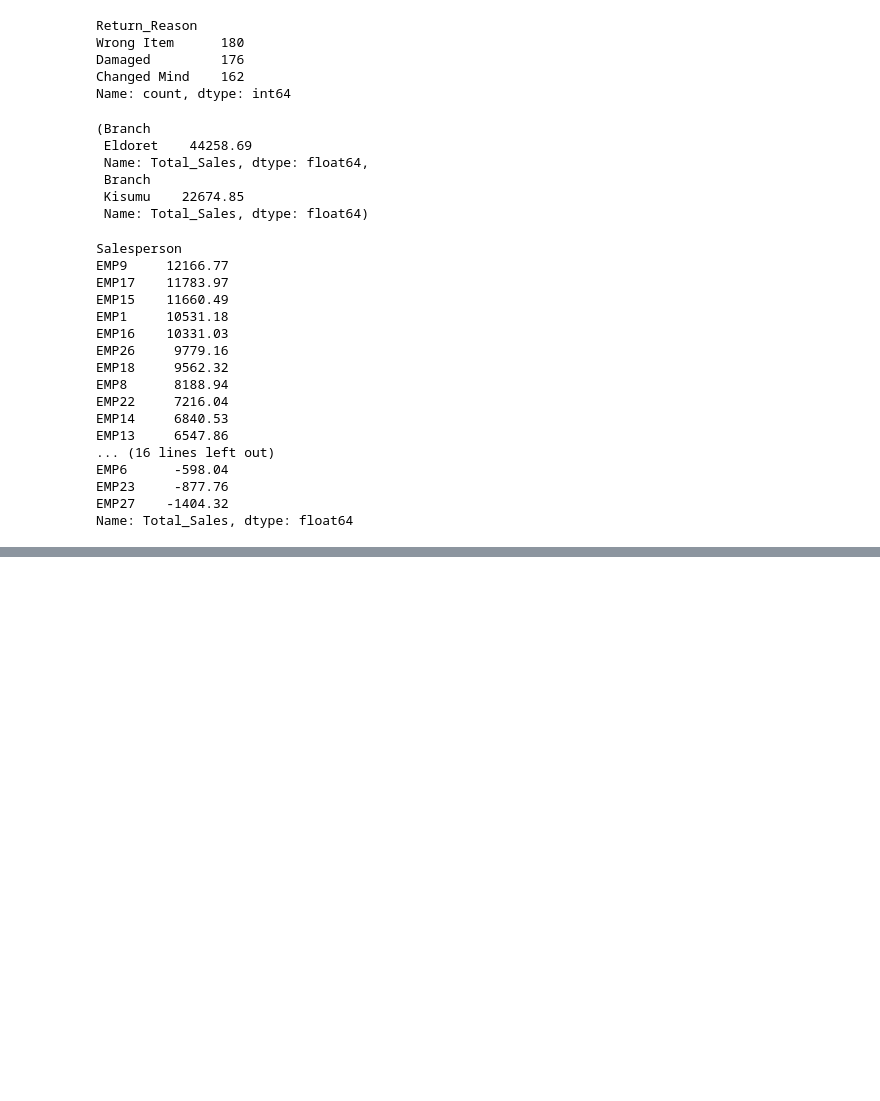
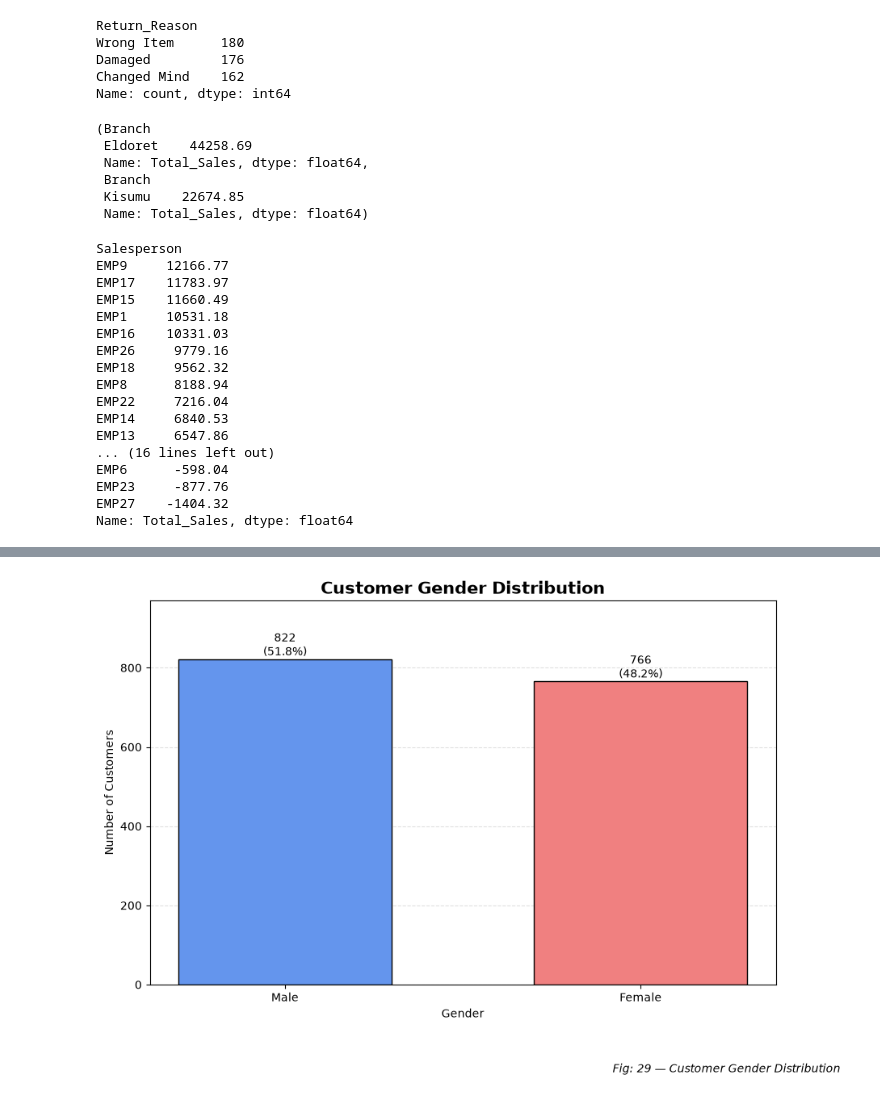
Before and after one commit to roykiptala/Datascience-workshop, a Jupyter notebook: Retail_Sales_and_Customer_Analytics .ipynb, the cells around one changed output, grey strips where cells are left out. Saved outputs shown, nothing was run; the diff lists cells and outputs as text; code cells hidden in the pictures; blank space fills up the shorter version.

```diff
--- a/Retail_Sales_and_Customer_Analytics .ipynb
+++ b/Retail_Sales_and_Customer_Analytics .ipynb
@@ -757,0 +995,70 @@ Name: Total_Sales, dtype: float64
+# %%
+import matplotlib.pyplot as plt
+
+# Standardize gender values
+gender = df["Customer_Gender"].astype("string").str.strip().str.lower()
+
+# Combine spelling/capitalization variants into two genders
+gender = gender.replace({
+    "m": "Male",
+    "male": "Male",
+    "f": "Female",
+    "female": "Female"
+})
+
+# Count only Male and Female
+gender_counts = gender[gender.isin(["Male", "Female"])].value_counts()
+gender_counts = gender_counts.reindex(["Male", "Female"], fill_value=0)
+
+fig, ax = plt.subplots(figsize=(10, 7))
+
+bars = ax.bar(
+    gender_counts.index,
+    gender_counts.values,
+    color=["cornflowerblue", "lightcoral"],
+    edgecolor="black",
+    width=0.6
+)
+
+# Add counts and percentages
+total = gender_counts.sum()
+
+for bar, count in zip(bars, gender_counts.values):
+    percentage = count / total * 100 if total else 0
+
+    ax.text(
+        bar.get_x() + bar.get_width() / 2,
+        bar.get_height(),
+        f"{count:,}\n({percentage:.1f}%)",
+        ha="center",
+        va="bottom",
+        fontsize=10
+    )
+
+ax.set_title(
+    "Customer Gender Distribution",
+    fontsize=15,
+    fontweight="bold"
+)
+ax.set_xlabel("Gender")
+ax.set_ylabel("Number of Customers")
+ax.set_xticks([0, 1])
+ax.set_xticklabels(["Male", "Female"])
+ax.grid(axis="y", linestyle="--", alpha=0.4)
+ax.set_axisbelow(True)
+ax.margins(y=0.18)
+
+fig.subplots_adjust(bottom=0.20)
+
+fig.text(
+    0.98, 0.04,
+    "Fig: 29 — Customer Gender Distribution",
+    ha="right",
+    va="bottom",
+    fontsize=10,
+    fontstyle="italic"
+)
+
+plt.show()
+# %% [output]
+[figure, added]
```
Also changed, not shown: parts of 14 cells of this notebook.
